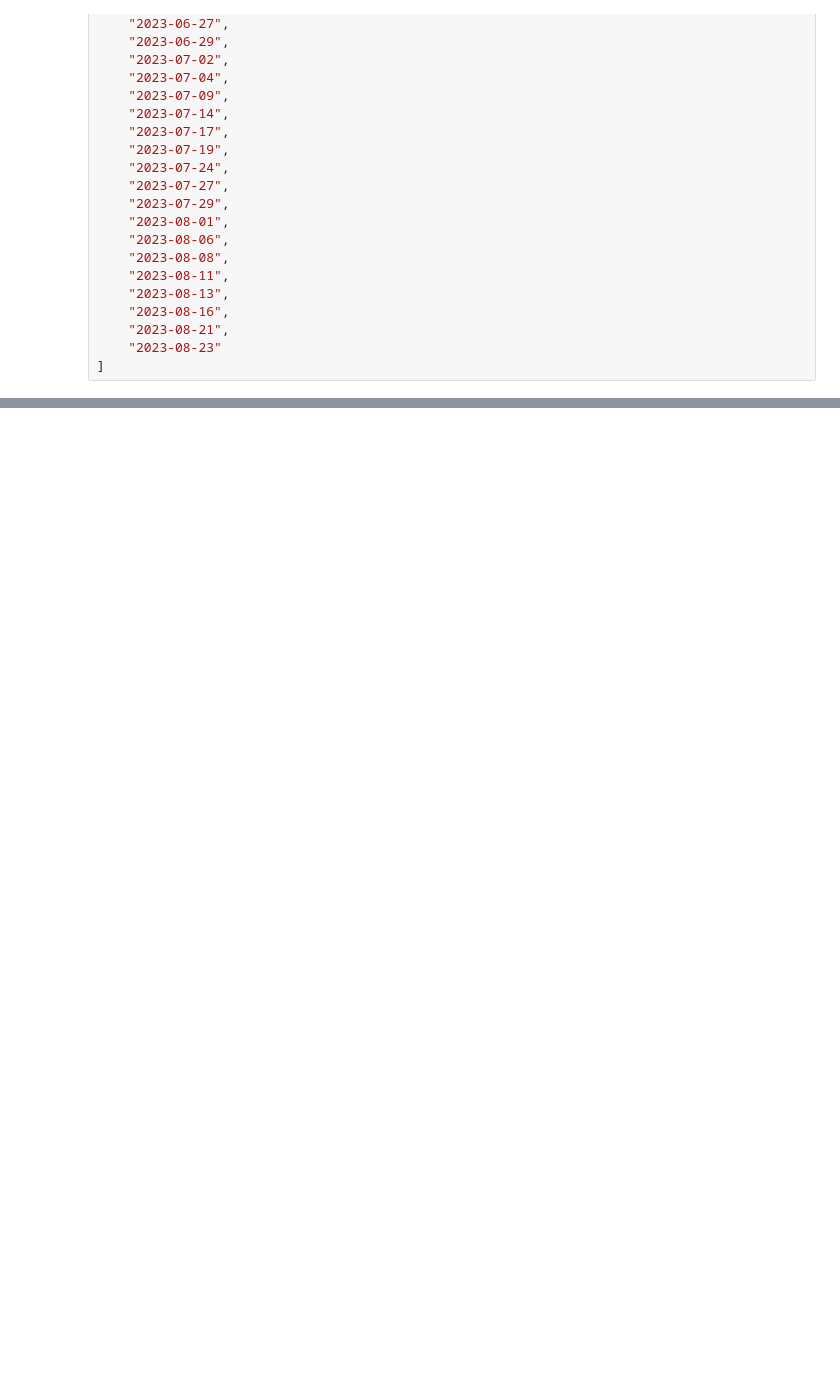
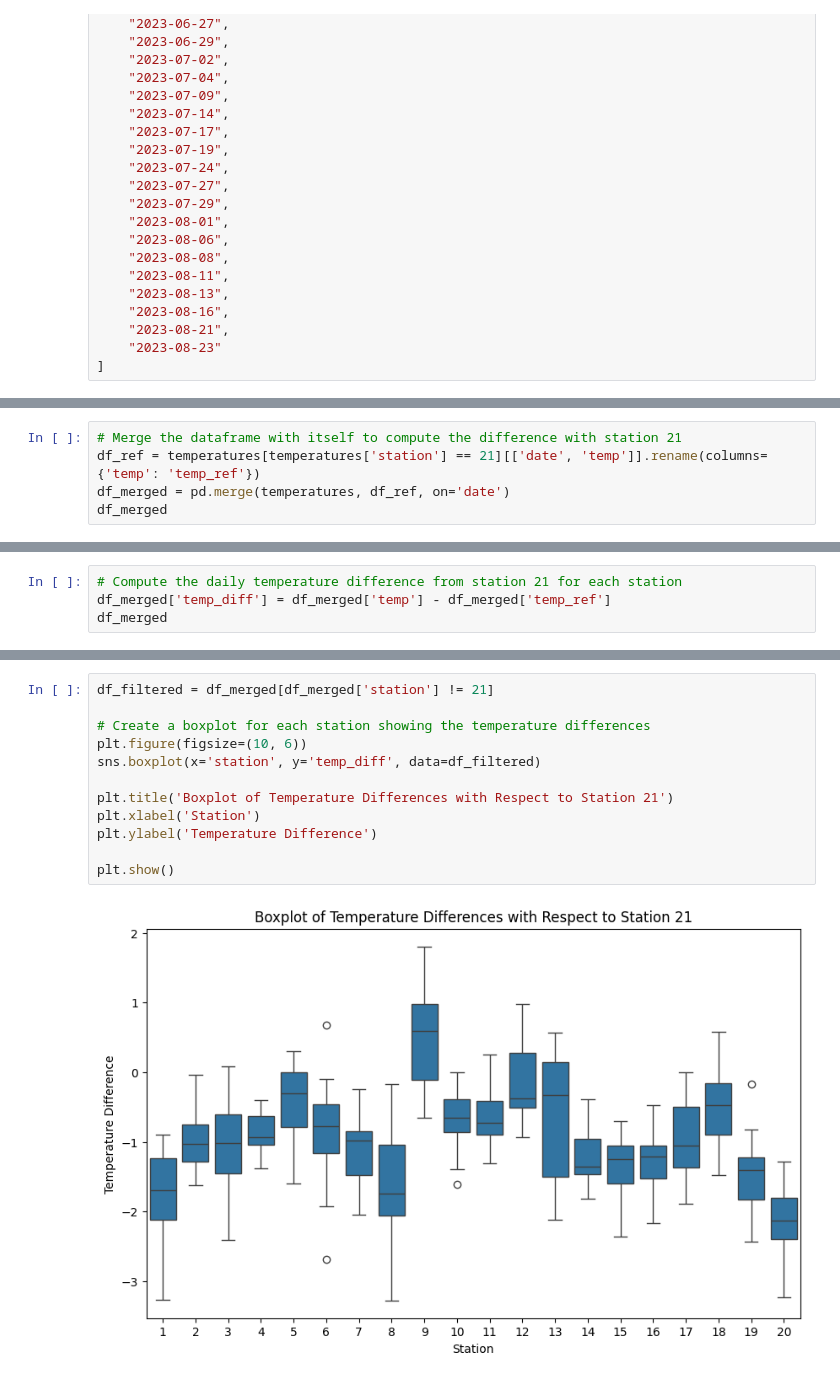
Before and after one commit to ayubero/uhi, a Jupyter notebook: zaragoza/bd_ayuntamiento/preprocessing.ipynb, the cells around one changed output, grey strips where cells are left out. Cells and saved outputs as stored; diff of their text form; blank space fills up the shorter version.

```diff
--- a/zaragoza/bd_ayuntamiento/preprocessing.ipynb
+++ b/zaragoza/bd_ayuntamiento/preprocessing.ipynb
@@ -185,0 +208,5 @@ temperatures.head()
+# %%
+# Merge the dataframe with itself to compute the difference with station 21
+df_ref = temperatures[temperatures['station'] == 21][['date', 'temp']].rename(columns={'temp': 'temp_ref'})
+df_merged = pd.merge(temperatures, df_ref, on='date')
+df_merged
@@ -185,0 +227,4 @@ temperatures.head()
+# %%
+# Compute the daily temperature difference from station 21 for each station
+df_merged['temp_diff'] = df_merged['temp'] - df_merged['temp_ref']
+df_merged
@@ -185,0 +245,14 @@ temperatures.head()
+# %%
+df_filtered = df_merged[df_merged['station'] != 21]
+
+# Create a boxplot for each station showing the temperature differences
+plt.figure(figsize=(10, 6))
+sns.boxplot(x='station', y='temp_diff', data=df_filtered)
+
+plt.title('Boxplot of Temperature Differences with Respect to Station 21')
+plt.xlabel('Station')
+plt.ylabel('Temperature Difference')
+
+plt.show()
+# %% [output]
+[figure, added]
```
Also changed, not shown: parts of 18 cells of this notebook, 4 other files.
